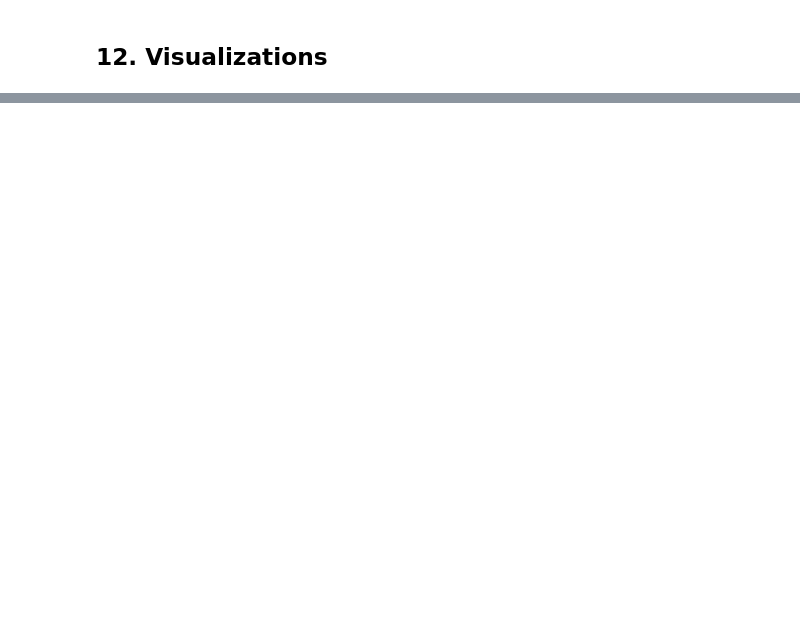
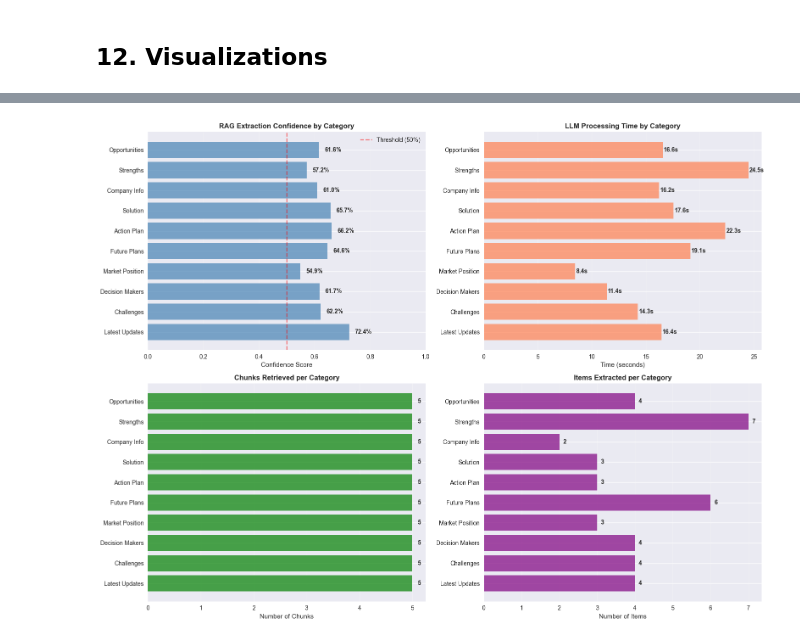
Before and after one commit to Samenergy/INSPIRE, a Jupyter notebook: Backend/notebooks/RAG_10Categories_Complete.ipynb, the cells around one changed output, grey strips where cells are left out. Drawn from its saved outputs; the diff is of its cells as text; code cells hidden in the pictures; blank space fills up the shorter version.

```diff
--- a/Backend/notebooks/RAG_10Categories_Complete.ipynb
+++ b/Backend/notebooks/RAG_10Categories_Complete.ipynb
@@ -558,0 +1069,93 @@ This notebook demonstrated:
+# %%
+# Comprehensive Visualizations
+print('📊 Generating visualizations...')
+
+# 1. Confidence by Category
+fig, axes = plt.subplots(2, 2, figsize=(16, 12))
+
+categories = [r['category'] for r in results.values()]
+confidences = [r['confidence'] for r in results.values()]
+llm_times = [r.get('llm_time', 0) for r in results.values()]
+chunks_retrieved = [r.get('chunks_retrieved', 0) for r in results.values()]
+
+# Plot 1: Confidence Scores
+axes[0, 0].barh(categories, confidences, color='steelblue', alpha=0.7)
+axes[0, 0].set_xlabel('Confidence Score')
+axes[0, 0].set_title('RAG Extraction Confidence by Category', fontweight='bold')
+axes[0, 0].set_xlim(0, 1)
+axes[0, 0].axvline(0.5, color='red', linestyle='--', alpha=0.5, label='Threshold (50%)')
+axes[0, 0].legend()
+axes[0, 0].grid(axis='x', alpha=0.3)
+for i, (cat, conf) in enumerate(zip(categories, confidences)):
+    axes[0, 0].text(conf + 0.02, i, f'{conf:.1%}', va='center', fontweight='bold')
+
+# Plot 2: LLM Processing Time
+axes[0, 1].barh(categories, llm_times, color='coral', alpha=0.7)
+axes[0, 1].set_xlabel('Time (seconds)')
+axes[0, 1].set_title('LLM Processing Time by Category', fontweight='bold')
+axes[0, 1].grid(axis='x', alpha=0.3)
+for i, (cat, time) in enumerate(zip(categories, llm_times)):
+    if time > 0:
+        axes[0, 1].text(time + 0.1, i, f'{time:.1f}s', va='center', fontweight='bold')
+
+# Plot 3: Chunks Retrieved
+axes[1, 0].barh(categories, chunks_retrieved, color='green', alpha=0.7)
+axes[1, 0].set_xlabel('Number of Chunks')
+axes[1, 0].set_title('Chunks Retrieved per Category', fontweight='bold')
+axes[1, 0].grid(axis='x', alpha=0.3)
+for i, (cat, chunks) in enumerate(zip(categories, chunks_retrieved)):
+    axes[1, 0].text(chunks + 0.1, i, str(chunks), va='center', fontweight='bold')
+
+# Plot 4: Items Extracted per Category
+items_per_category = []
+for result in results.values():
+    data = result.get('data', {})
+    if isinstance(data, dict):
+        count = 0
+        for v in data.values():
+            if isinstance(v, list):
+                count += len(v)
+            elif v:
+                count += 1
+        items_per_category.append(count)
+    else:
+        items_per_category.append(0)
+
+axes[1, 1].barh(categories, items_per_category, color='purple', alpha=0.7)
+axes[1, 1].set_xlabel('Number of Items')
+axes[1, 1].set_title('Items Extracted per Category', fontweight='bold')
+axes[1, 1].grid(axis='x', alpha=0.3)
+for i, (cat, items) in enumerate(zip(categories, items_per_category)):
+    axes[1, 1].text(items + 0.1, i, str(items), va='center', fontweight='bold')
+
+plt.tight_layout()
+plt.savefig('../exports/rag_comprehensive_results.png', dpi=300, bbox_inches='tight')
+print('✅ Comprehensive visualization saved')
+plt.show()
+
+# 2. Performance Metrics Summary
+fig, ax = plt.subplots(figsize=(12, 6))
+x = np.arange(len(categories))
+width = 0.25
+
+# Normalize confidence to 0-100 scale for comparison
+confidences_pct = [c * 100 for c in confidences]
+llm_times_norm = [t * 10 for t in llm_times]  # Scale for visibility
+
+ax.bar(x - width, confidences_pct, width, label='Confidence (%)', color='steelblue', alpha=0.7)
+ax.bar(x, llm_times_norm, width, label='LLM Time (s × 10)', color='coral', alpha=0.7)
+ax.bar(x + width, chunks_retrieved, width, label='Chunks Retrieved', color='green', alpha=0.7)
+
+ax.set_xlabel('Category')
+ax.set_ylabel('Score')
+ax.set_title('RAG Performance Metrics Comparison', fontweight='bold')
+ax.set_xticks(x)
+ax.set_xticklabels([c[:15] + '...' if len(c) > 15 else c for c in categories], rotation=45, ha='right')
+ax.legend()
+ax.grid(axis='y', alpha=0.3)
+
+plt.tight_layout()
+plt.savefig('../exports/rag_performance_metrics.png', dpi=300, bbox_inches='tight')
+print('✅ Performance metrics visualization saved')
+plt.show()
+# %% [output]
@@ -558,0 +1164 @@ This notebook demonstrated:
+[figure, added]
```
Also changed, not shown: parts of 23 cells of this notebook, 1 other file.
